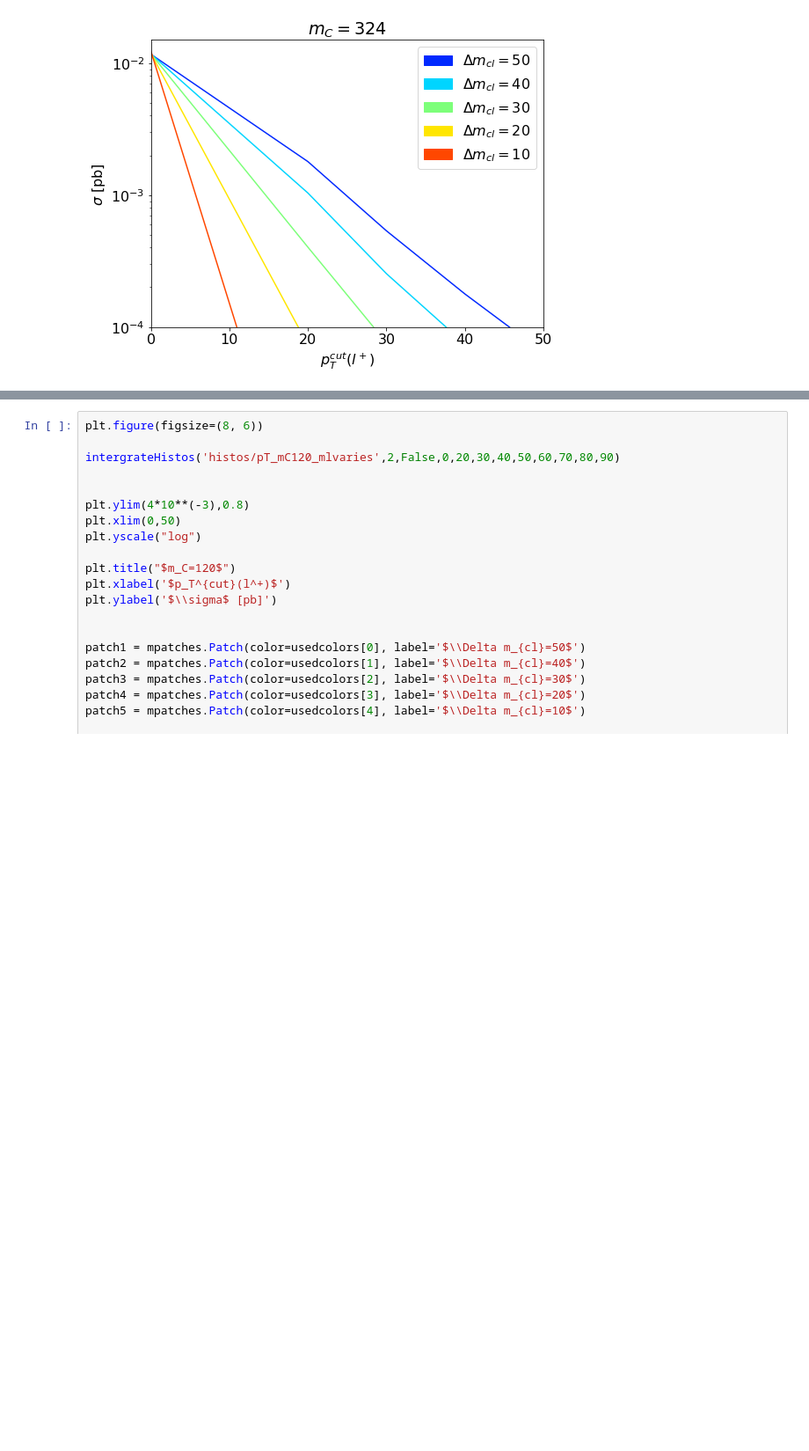
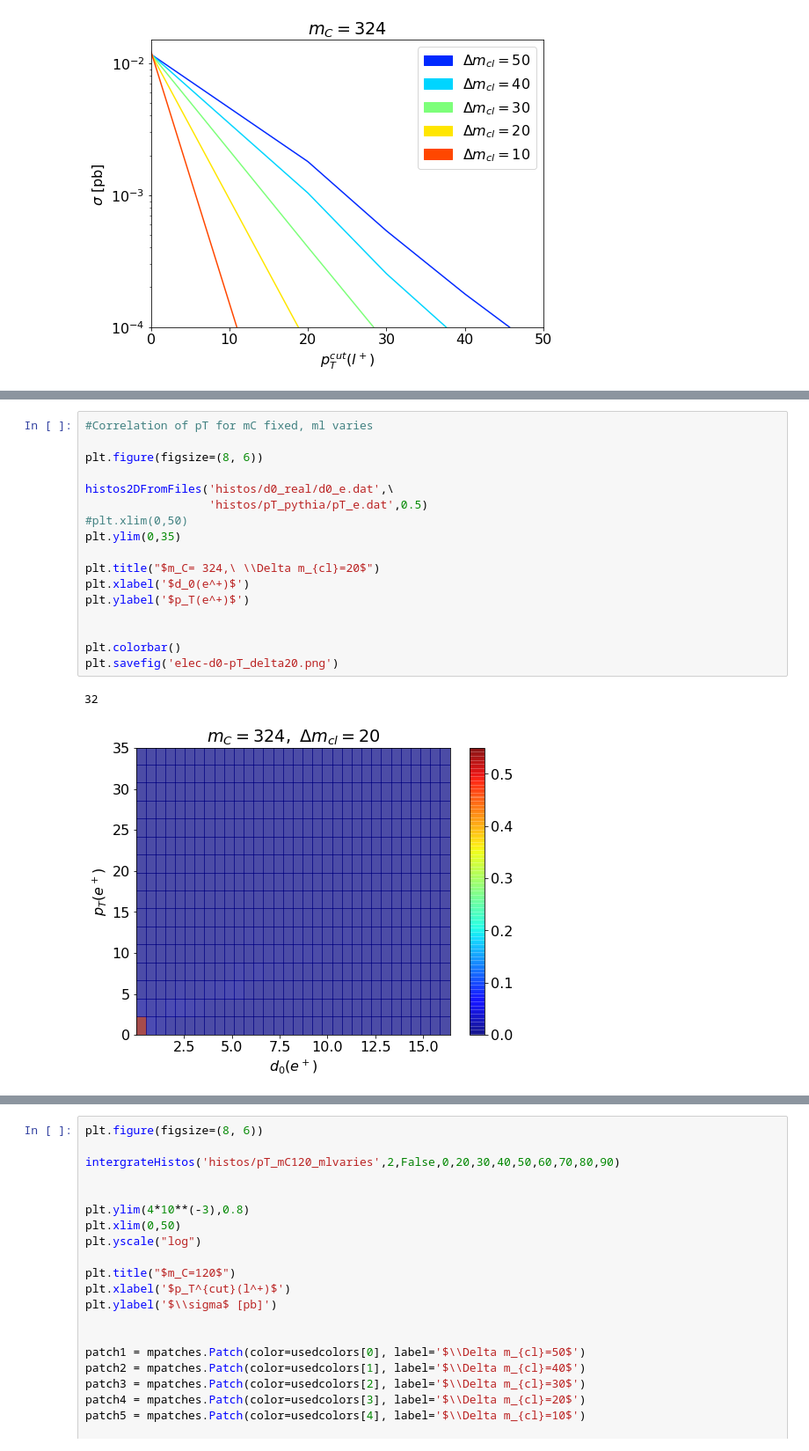
Before and after one commit to anasthesia/SoftLLP, a Jupyter notebook: kinematics/plot_histos.ipynb, the cells around one changed output, grey strips where cells are left out. Shown at 88% size. Drawn from its saved outputs; the diff is of its cells as text; blank space fills up the shorter version.

```diff
--- a/kinematics/plot_histos.ipynb
+++ b/kinematics/plot_histos.ipynb
@@ -210,0 +236,20 @@ colormap = cm.jet
+# %%
+#Correlation of pT for mC fixed, ml varies
+
+plt.figure(figsize=(8, 6))
+
+histos2DFromFiles('histos/d0_real/d0_e.dat',\
+                  'histos/pT_pythia/pT_e.dat',0.5)
+#plt.xlim(0,50)
+plt.ylim(0,35)
+
+plt.title("$m_C= 324,\ \\Delta m_{cl}=20$")
+plt.xlabel('$d_0(e^+)$')
+plt.ylabel('$p_T(e^+)$')
+
+
+plt.colorbar()
+plt.savefig('elec-d0-pT_delta20.png')
+# %% [output]
+32
+[figure, added]
```
Also changed, not shown: parts of 6 cells of this notebook, 1 other file.
